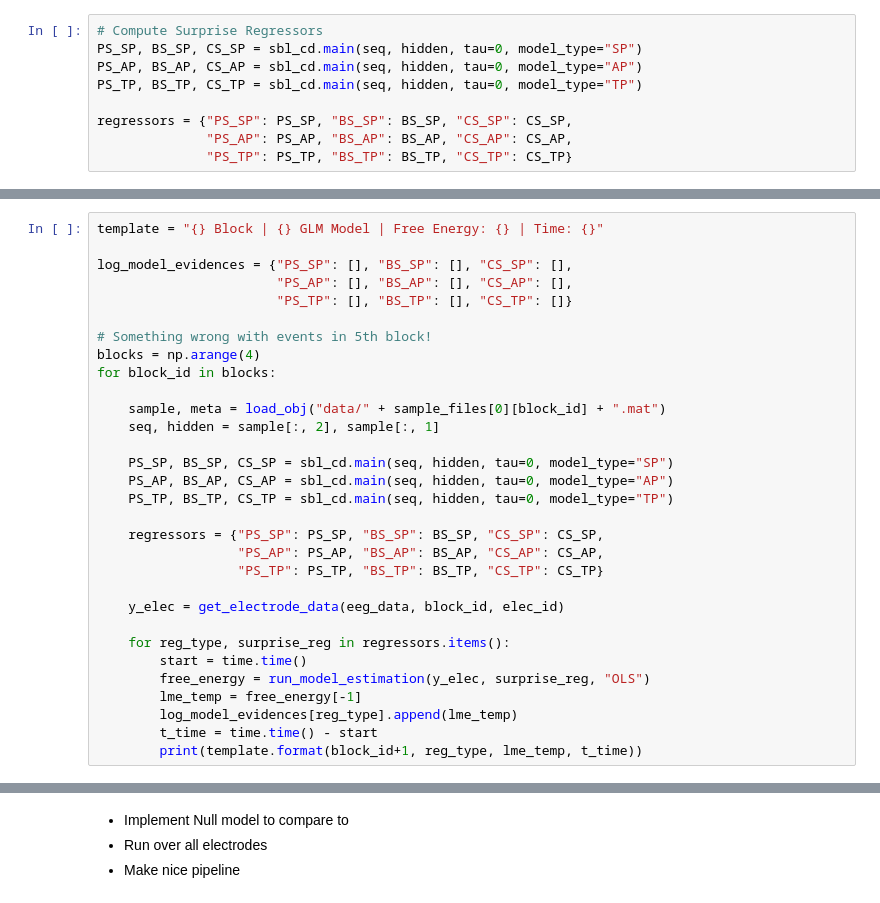
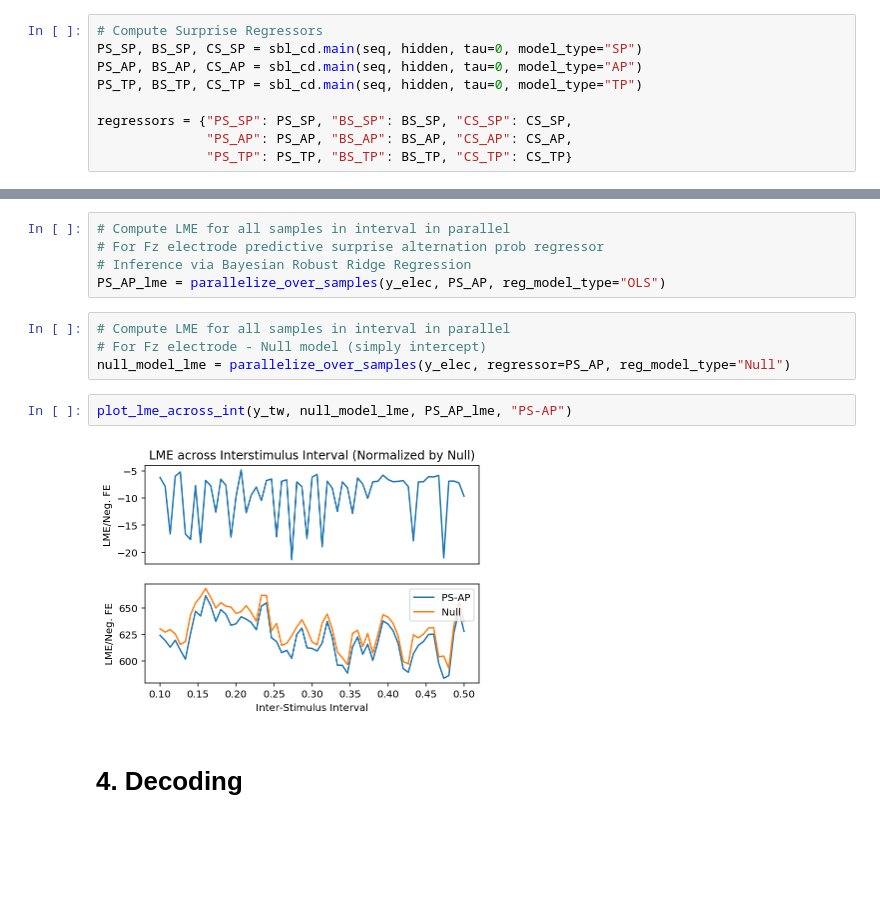
Before and after one commit to RobertTLange/SequentialBayesianLearning, a Jupyter notebook: workspace.ipynb, the cells around one changed output, grey strips where cells are left out. Cells and saved outputs as stored; diff of their text form; blank space fills up the shorter version.

Commit message:
Log 22/02/19c - Null model + Plot of LME across Time Int

```diff
--- a/workspace.ipynb
+++ b/workspace.ipynb
@@ -369,31 +302,0 @@ plt.title("Raw FCz Electrode Amplitude at Trial Time")
-# %%
-template = "{} Block | {} GLM Model | Free Energy: {} | Time: {}"
-
-log_model_evidences = {"PS_SP": [], "BS_SP": [], "CS_SP": [],
-                       "PS_AP": [], "BS_AP": [], "CS_AP": [],
-                       "PS_TP": [], "BS_TP": [], "CS_TP": []}
-
-# Something wrong with events in 5th block!
-blocks = np.arange(4)
-for block_id in blocks:
-
-    sample, meta = load_obj("data/" + sample_files[0][block_id] + ".mat")
-    seq, hidden = sample[:, 2], sample[:, 1]
-
-    PS_SP, BS_SP, CS_SP = sbl_cd.main(seq, hidden, tau=0, model_type="SP")
-    PS_AP, BS_AP, CS_AP = sbl_cd.main(seq, hidden, tau=0, model_type="AP")
-    PS_TP, BS_TP, CS_TP = sbl_cd.main(seq, hidden, tau=0, model_type="TP")
-
-    regressors = {"PS_SP": PS_SP, "BS_SP": BS_SP, "CS_SP": CS_SP,
-                  "PS_AP": PS_AP, "BS_AP": BS_AP, "CS_AP": CS_AP,
-                  "PS_TP": PS_TP, "BS_TP": BS_TP, "CS_TP": CS_TP}
-
-    y_elec = get_electrode_data(eeg_data, block_id, elec_id)
-
-    for reg_type, surprise_reg in regressors.items():
-        start = time.time()
-        free_energy = run_model_estimation(y_elec, surprise_reg, "OLS")
-        lme_temp = free_energy[-1]
-        log_model_evidences[reg_type].append(lme_temp)
-        t_time = time.time() - start
-        print(template.format(block_id+1, reg_type, lme_temp, t_time))
@@ -424,4 +303,15 @@ ax.set_title("Log Model Evidences: FCz")
-# %% [markdown]
-* Implement Null model to compare to
-* Run over all electrodes
-* Make nice pipeline
+# %%
+# Compute LME for all samples in interval in parallel
+# For Fz electrode predictive surprise alternation prob regressor
+# Inference via Bayesian Robust Ridge Regression
+PS_AP_lme = parallelize_over_samples(y_elec, PS_AP, reg_model_type="OLS")
+# %%
+# Compute LME for all samples in interval in parallel
+# For Fz electrode - Null model (simply intercept)
+null_model_lme = parallelize_over_samples(y_elec, regressor=PS_AP, reg_model_type="Null")
+# %%
+plot_lme_across_int(y_tw, null_model_lme, PS_AP_lme, "PS-AP")
+# %% [output]
+[figure, added]
+# %% [markdown]
+# 4. Decoding
```
Also changed, not shown: parts of 25 cells of this notebook, 4 other files.
